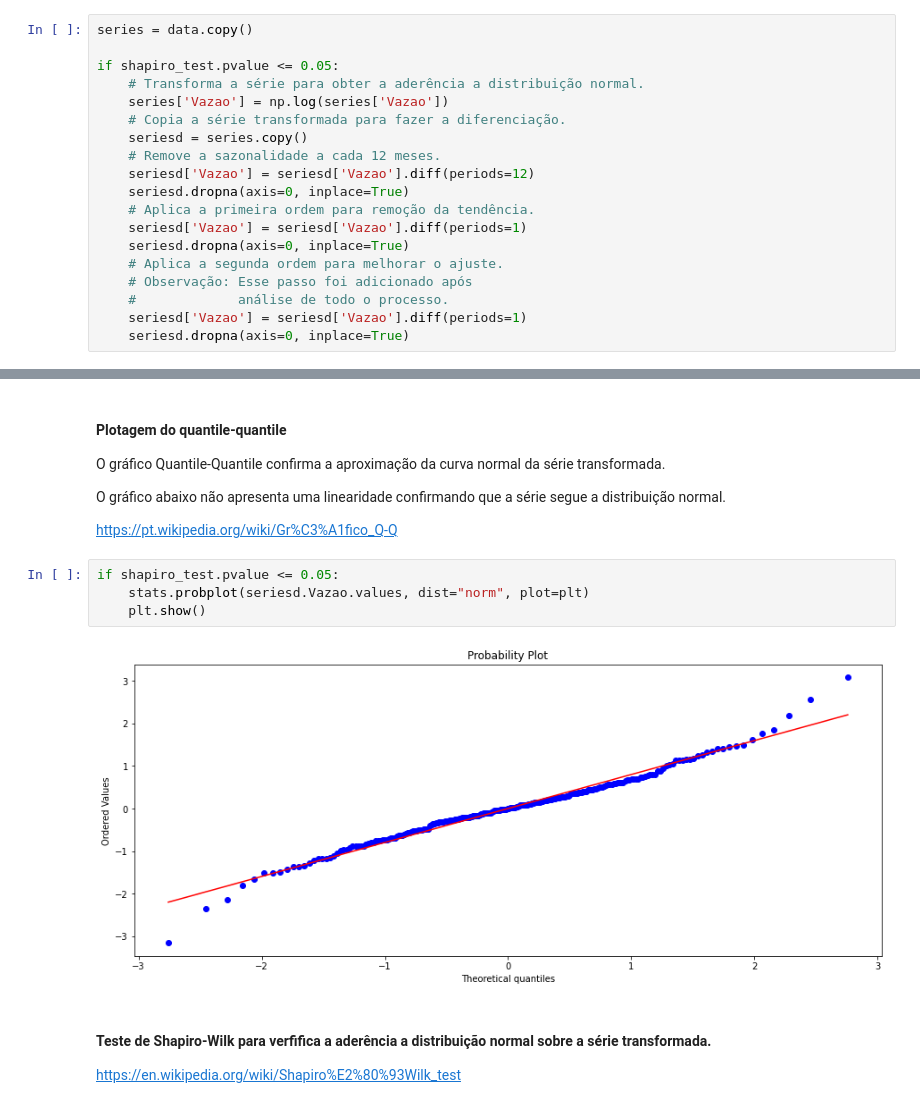
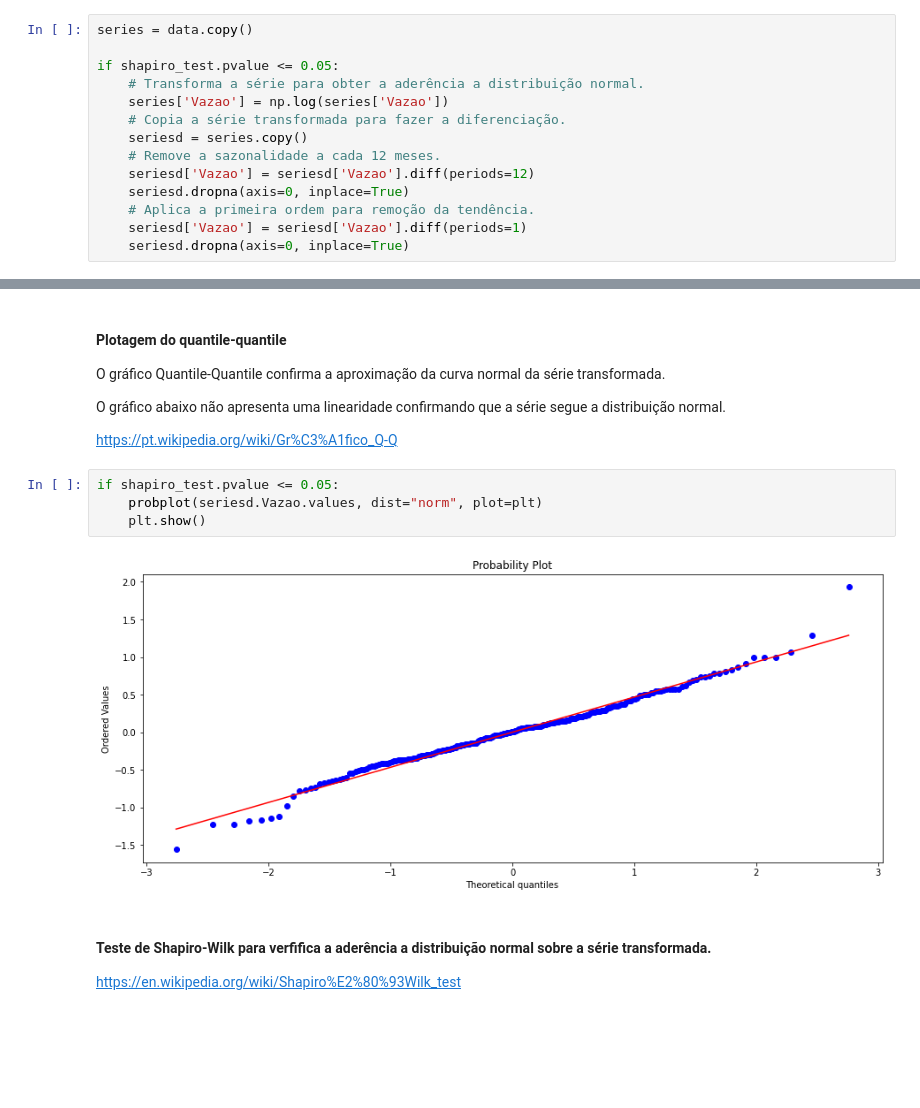
Before and after one commit to yscosta/Previsao-de-Vazoes-de-Rios, a Jupyter notebook: Previsao-de-Vazoes-de-Rios.ipynb, the cells around one changed output, grey strips where cells are left out. Saved outputs shown, nothing was run; the diff lists cells and outputs as text; blank space fills up the shorter version.

Commit message:
Ajustes no texto analítico do capítulo 2.

```diff
--- a/Previsao-de-Vazoes-de-Rios.ipynb
+++ b/Previsao-de-Vazoes-de-Rios.ipynb
@@ -281,11 +290,6 @@ if shapiro_test.pvalue <= 0.05:
     # Aplica a primeira ordem para remoção da tendência.
     seriesd['Vazao'] = seriesd['Vazao'].diff(periods=1)
     seriesd.dropna(axis=0, inplace=True)
-    # Aplica a segunda ordem para melhorar o ajuste.
-    # Observação: Esse passo foi adicionado após
-    #             análise de todo o processo.
-    seriesd['Vazao'] = seriesd['Vazao'].diff(periods=1)
-    seriesd.dropna(axis=0, inplace=True)
 # %% [markdown]
 #### Plotando a série transformada.
 
@@ -322,10 +326,10 @@ O gráfico abaixo não apresenta uma linearidade confirmando que a série segue
 https://pt.wikipedia.org/wiki/Gr%C3%A1fico_Q-Q
 # %%
 if shapiro_test.pvalue <= 0.05:
-    stats.probplot(seriesd.Vazao.values, dist="norm", plot=plt)
+    probplot(seriesd.Vazao.values, dist="norm", plot=plt)
     plt.show()
 # %% [output]
-[figure, old version]
+[figure, new version]
 # %% [markdown]
 #### Teste de Shapiro-Wilk para verfifica a aderência a distribuição normal sobre a série transformada.
 
```
Also changed, not shown: parts of 16 cells of this notebook.
